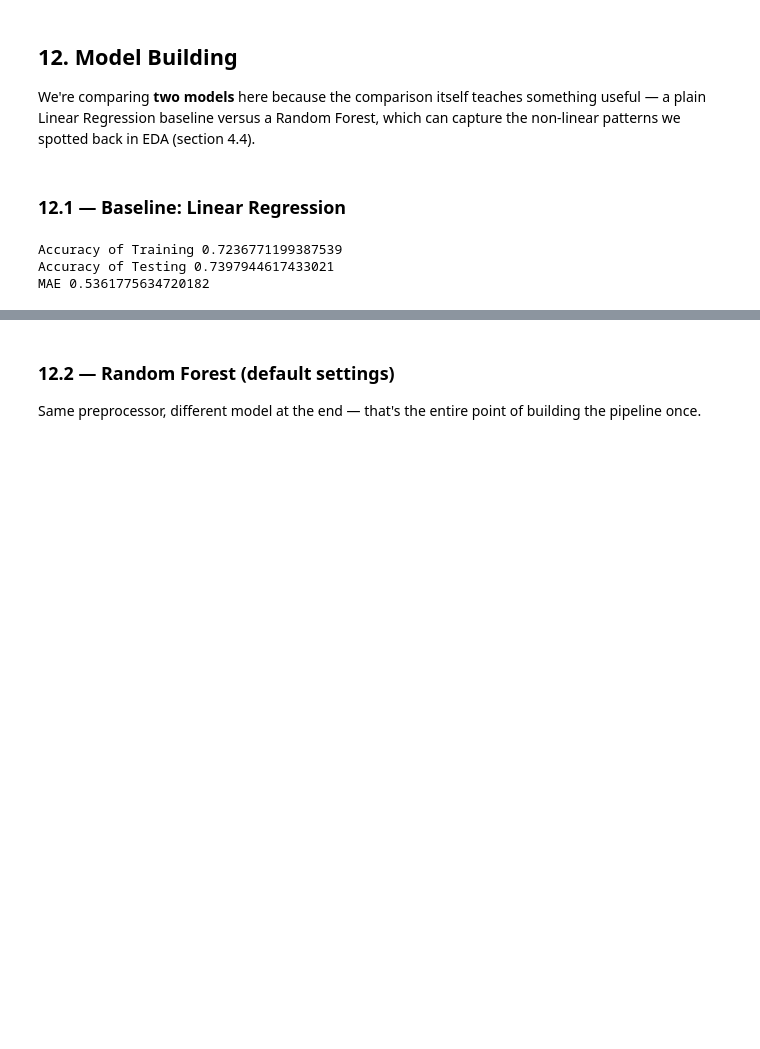
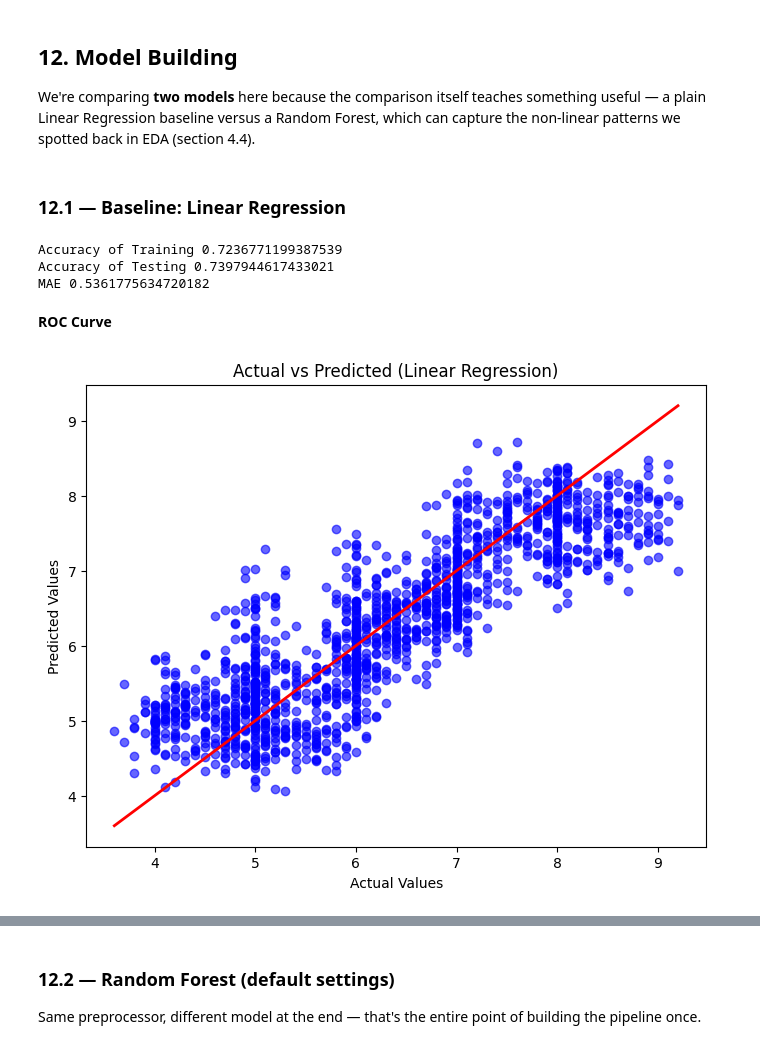
Before and after one commit to so8-ham/Menal-helth-prediction, a Jupyter notebook: ML_Project.ipynb, the cells around one changed output, grey strips where cells are left out. Drawn from its saved outputs; the diff is of its cells as text; code cells hidden in the pictures; blank space fills up the shorter version.

```diff
--- a/ML_Project.ipynb
+++ b/ML_Project.ipynb
@@ -435,3 +435,21 @@ print(f'MAE {lr_mae}')
 Accuracy of Training 0.7236771199387539
 Accuracy of Testing 0.7397944617433021
 MAE 0.5361775634720182
+# %% [markdown]
+**ROC Curve**
+# %%
+# Roc curve for linear regression
+import matplotlib.pyplot as plt
+
+plt.figure(figsize=(8,6))
+plt.scatter(y_test, lr_preds, color='blue', alpha=0.6)
+plt.plot([y_test.min(), y_test.max()],
+         [y_test.min(), y_test.max()],
+         color='red', linewidth=2)
+
+plt.xlabel("Actual Values")
+plt.ylabel("Predicted Values")
+plt.title("Actual vs Predicted (Linear Regression)")
+plt.show()
+# %% [output]
+[figure, added]
```
Also changed, not shown: parts of 10 cells of this notebook, 1 other file.
